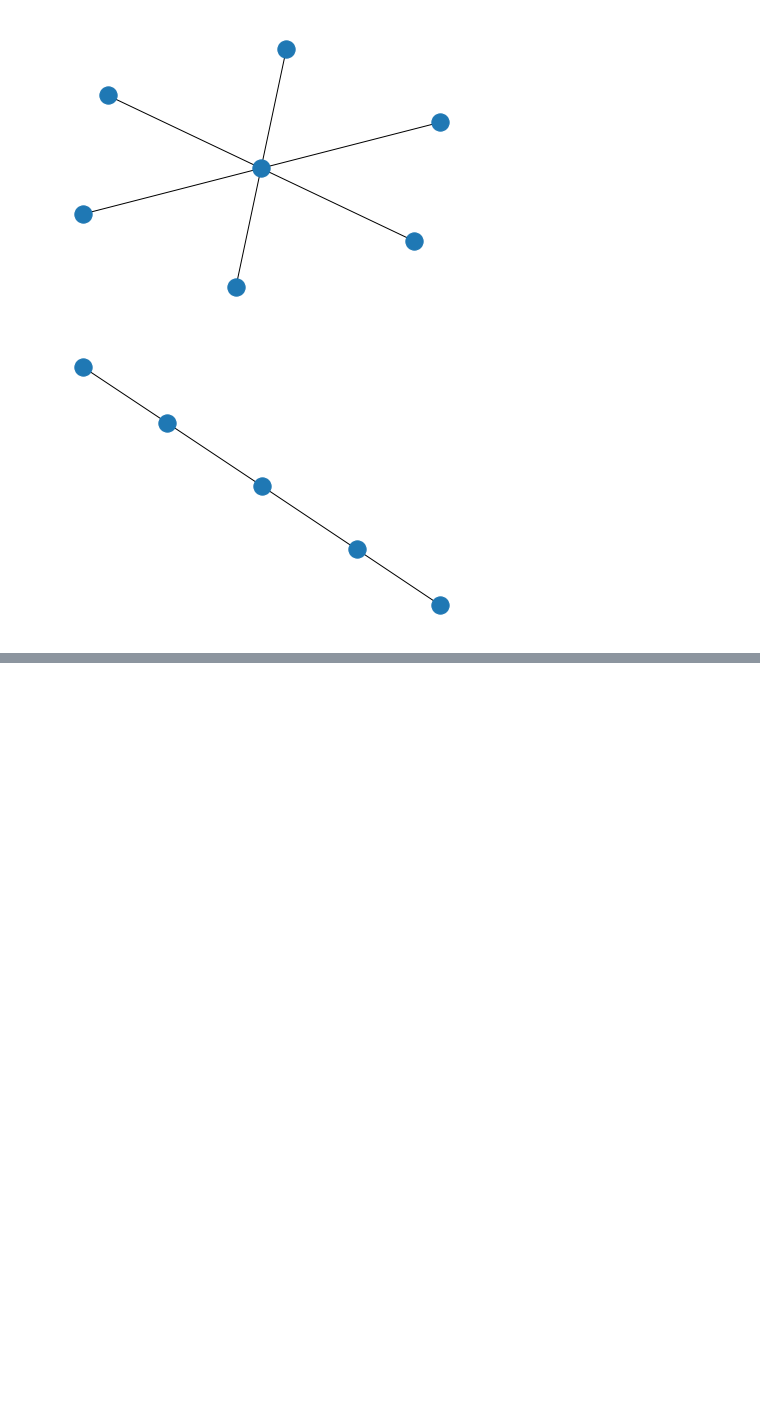
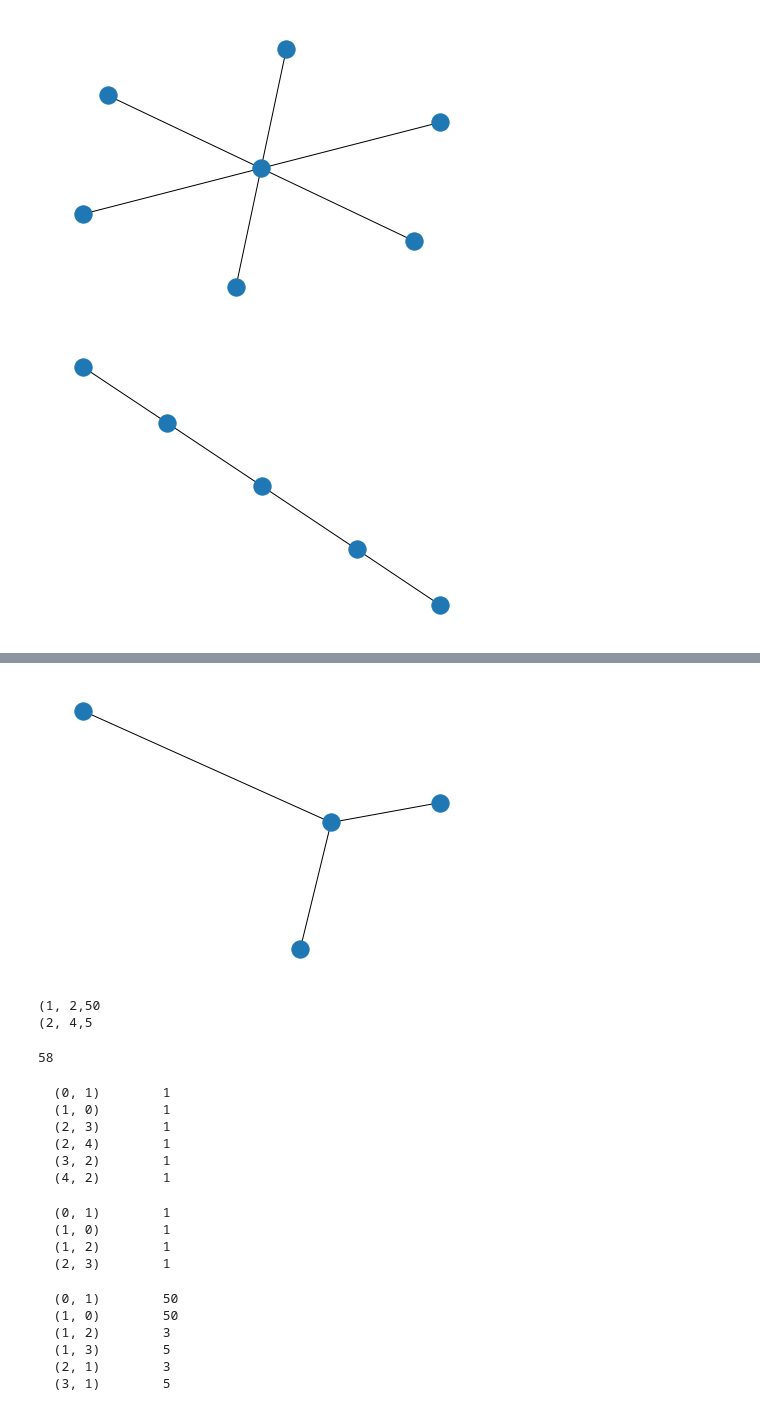
Before and after one commit to hamjang/network, a Jupyter notebook: chapter_1_1.ipynb, the cells around one changed output, grey strips where cells are left out. Cells and saved outputs as stored; diff of their text form; code cells hidden in the pictures; blank space fills up the shorter version.

```diff
--- a/chapter_1_1.ipynb
+++ b/chapter_1_1.ipynb
@@ -76,0 +125,44 @@ nx.draw(P)
+# %%
+W = nx.Graph()
+W.add_edge(1,2,weight=50)
+W.add_weighted_edges_from([(2,3,3),(2,4,5)])
+# %%
+nx.draw(W)
+# %% [output]
+[figure, added]
+# %%
+for (i,j,w) in W.edges(data='weight') :
+  if w > 3 :
+    print('(%d, %d,%d' % (i,j,w))
+# %% [output]
+(1, 2,50
+(2, 4,5
+# %%
+W.degree(2,weight='weight')
+# %% [output]
+58
+# %%
+print(nx.adjacency_matrix(G))
+# %% [output]
+  (0, 1)        1
+  (1, 0)        1
+  (2, 3)        1
+  (2, 4)        1
+  (3, 2)        1
+  (4, 2)        1
+# %%
+print(nx.adjacency_matrix(D))
+# %% [output]
+  (0, 1)        1
+  (1, 0)        1
+  (1, 2)        1
+  (2, 3)        1
+# %%
+print(nx.adjacency_matrix(W))
+# %% [output]
+  (0, 1)        50
+  (1, 0)        50
+  (1, 2)        3
+  (1, 3)        5
+  (2, 1)        3
+  (3, 1)        5
```
Also changed, not shown: parts of 16 cells of this notebook.
